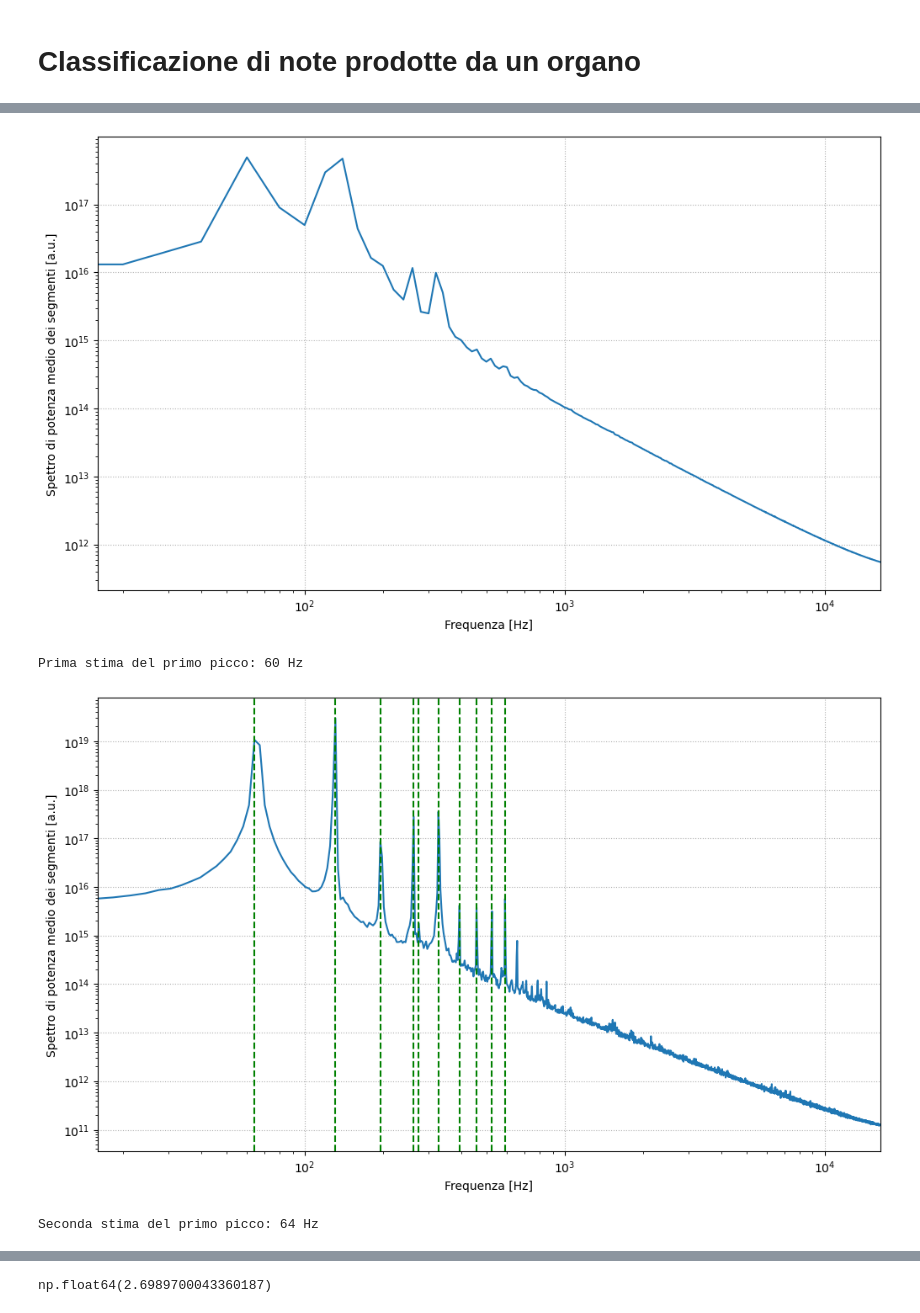
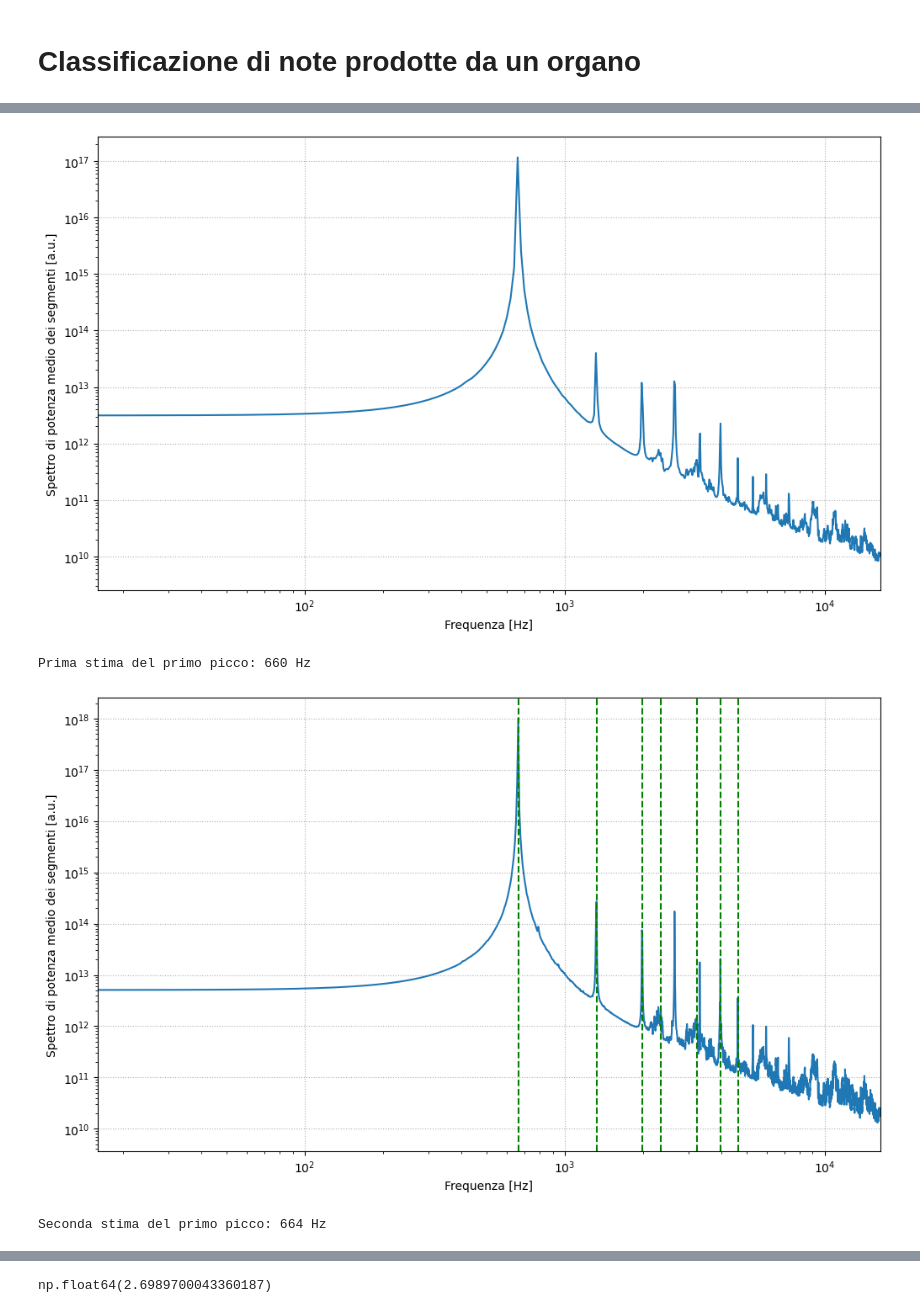
Before and after one commit to maddoc-g/3_organ_clustering, a Jupyter notebook: esperienza_3.ipynb, the cells around one changed output, grey strips where cells are left out. Saved outputs shown, nothing was run; the diff lists cells and outputs as text; code cells hidden in the pictures.

```diff
--- a/esperienza_3.ipynb
+++ b/esperienza_3.ipynb
@@ -104,7 +104,7 @@ from lib.readwav import *
 # Scegliamo arbitrariamente un file da analizzare e cominciamo.
 
 # Innanzitutto lo leggiamo:
-filename = "./wav_files/note_72.wav"
+filename = "./wav_files/note_144.wav"
 rate, note = readwav(filename)
 note = note[:,0] # D'ora in poi presumiamo questo step, che diventa quindi necessario
 time = np.linspace(0, note.shape[0], note.shape[0], endpoint = False) / rate
@@ -237,8 +237,8 @@ previsional_peaks, _ = find_peaks(averaged_spectrum, prominence = prom)
 previsional_frequency = frequencies[previsional_peaks[0]]
 print("\nPrima stima del primo picco: {:.0f} Hz\n".format(previsional_frequency))
 # %% [output]
-[figure, old version]
+[figure, new version]
-Prima stima del primo picco: 60 Hz
+Prima stima del primo picco: 660 Hz
 # %%
 # plotting paxxo per capire come stimare la segment size
 
@@ -263,7 +263,7 @@ Prima stima del primo picco: 60 Hz
 # per frequenze basse ci serve risoluzione alta, per frequenze alte invece aumentare la risoluzione introduce rumore.
 
 A = -0.03 # dal fit rudimentale della cella sopra
-B = 0.45
+B = 0.35
 segment_size = int(rate * (A * np.log(previsional_frequency) + B) ) # line importante!
 hop_size = segment_size // 4
 number_of_segments = (len(note) - segment_size) // hop_size + 1
@@ -281,41 +281,46 @@ for i in range(number_of_segments):
     power_spectrum = np.abs(power_spectrum)**2
     segments_spectra.append(power_spectrum)
 
 averaged_spectrum = np.mean(segments_spectra, axis = 0)
 frequencies = scipy.fft.rfftfreq(segment.shape[0], d=1/rate)
+
+
 prom = 10**(np.floor(np.log10(averaged_spectrum[0]))) # senza il +1 (provare +0.5 o senza floor ??)
 
 corrected_peaks, _ = find_peaks(averaged_spectrum, prominence = prom)
+if len(corrected_peaks) < 5:
+    prom = 10**(np.floor(np.log10(averaged_spectrum[0]))-1)
+    corrected_peaks, _ = find_peaks(averaged_spectrum, prominence = prom)
 frequencies_of_peaks = frequencies[corrected_peaks]
 
 
 ###################### Forse l'idea della tolerance non è male dopotutto, dobbiamo pensare ad una
 # implementazione più intelligente, nella scelta della tolerance e nella selezione del più alto tra due picchi vicini #################
 
 
-#tolerance = previsional_frequency / 5
-#frequencies_of_peaks = []
-#for peak in corrected_peaks:
-#    aux = frequencies[peak]
-#    if all(abs(aux - f) > tolerance for f in frequencies_of_peaks):
-#        frequencies_of_peaks.append(aux)
+tolerance = previsional_frequency / 2
+frequencies_of_peaks = []
+for peak in corrected_peaks:
+    aux = frequencies[peak]
+    if all(abs(aux - f) > tolerance for f in frequencies_of_peaks):
+        frequencies_of_peaks.append(aux)
 
 plt.figure(figsize=(12,7))
 plt.plot(frequencies, averaged_spectrum)
 for i in frequencies_of_peaks:
     plt.axvline(i, color="g", linestyle="--")
 plt.yscale("log", base=10)
 plt.xscale("log", base=10)
 plt.xlim(2**4, 2**14)
 plt.ylabel("Spettro di potenza medio dei segmenti [a.u.]")
 plt.xlabel("Frequenza [Hz]")
 plt.grid(linestyle = ":")
 plt.show()
 
 print("\nSeconda stima del primo picco: {:.0f} Hz\n".format(frequencies_of_peaks[0]))
 # %% [output]
-[figure, old version]
+[figure, new version]
-Seconda stima del primo picco: 64 Hz
+Seconda stima del primo picco: 664 Hz
 # %%
 # Contiamo le istanze di multipli di armoniche fondamentali, nel senso che calcoliamo le distanze tra un picco e l'altro
 # e queste sono in teoria multipli interi dell'armonica fondamentale. Trovado il MCD di queste distance, dovremmo trovare
```
Also changed, not shown: parts of 5 cells of this notebook.
